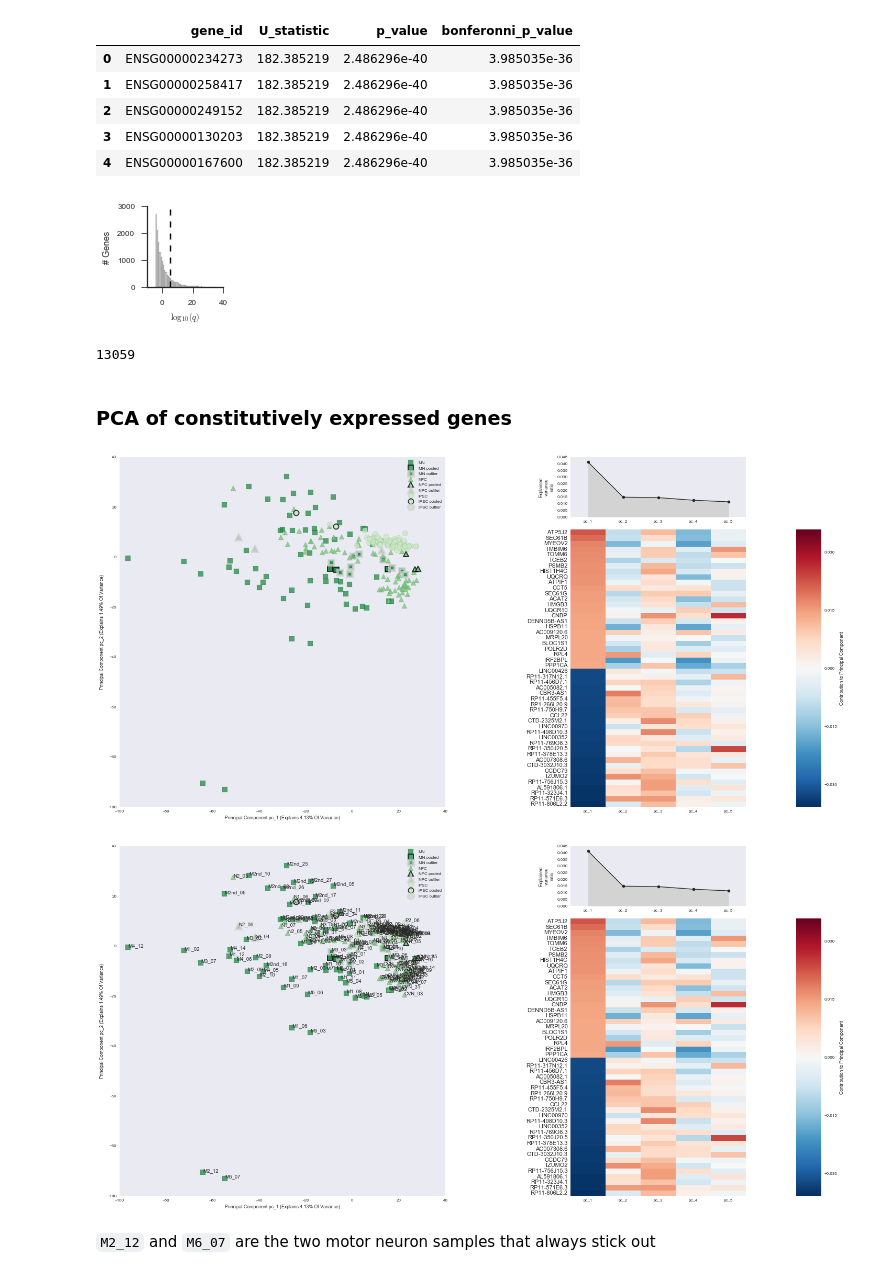
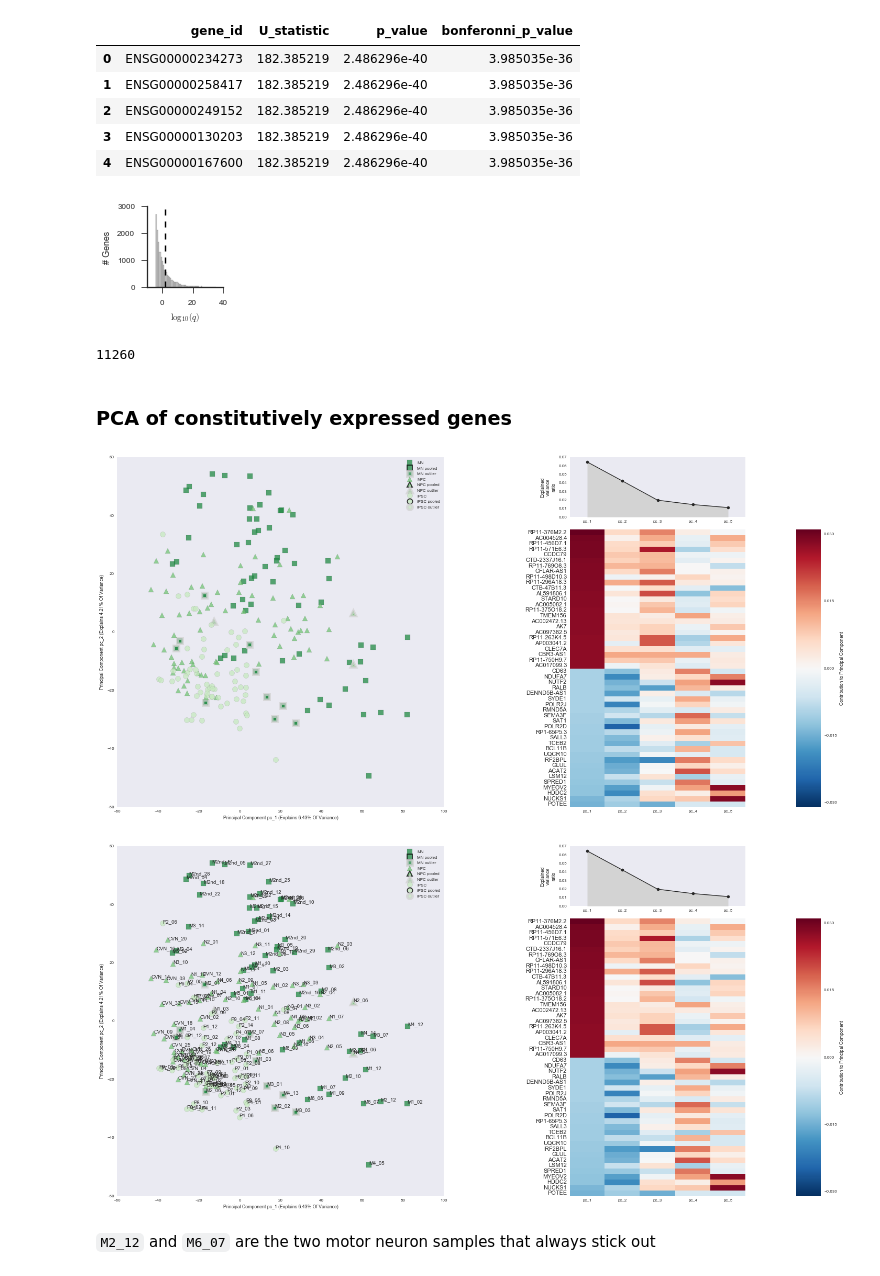
Before and after one commit to YeoLab/singlecell_pnm, a Jupyter notebook: 1._Figure_1/1.2_Figure_1,_part_2.ipynb, the cells around one changed output. Drawn from its saved outputs; the diff is of its cells as text; code cells hidden in the pictures.

Commit message:
update constitutively expressed genes pca to use properly logged data....

```diff
--- a/1._Figure_1/1.2_Figure_1,_part_2.ipynb
+++ b/1._Figure_1/1.2_Figure_1,_part_2.ipynb
@@ -115,7 +120,7 @@ differential_results.head()
 # %%
 differential_results['log10_bonferonni_p_value'] = -np.log10(differential_results.bonferonni_p_value)
 # %%
-log_p_cutoff = 5
+log_p_cutoff = 2
 # %%
 sns.set(style='ticks', context='paper')
 fig, ax = plt.subplots(figsize=(2, 2))
@@ -132,25 +137,25 @@ sns.despine()
 fig.tight_layout()
 fig.savefig('{}/differential_expression_kruskal_wallis_bonferonni_p_value_cutoff.pdf'.format(folder))
 # %% [output]
-[figure, old version]
+[figure, new version]
 # %%
 non_de_genes = differential_results.gene_id.loc[differential_results.log10_bonferonni_p_value <= log_p_cutoff]
 len(non_de_genes)
 # %% [output]
-13059
+11260
 # %% [markdown]
 ### PCA of constitutively expressed genes
 # %%
 sns.set(style='dark', context='paper')
-pcaviz = study.plot_pca(feature_subset=non_de_genes, show_vectors=False)
+pcaviz = study.plot_pca(feature_subset=non_de_genes, show_vectors=False, sample_subset='~pooled')
 pcaviz.fig_reduced.savefig('{}/constitutively_expressed_genes_expression_pca.pdf'.format(folder))
 # %% [output]
-[figure, old version]
+[figure, new version]
 # %%
 sns.set(style='dark', context='paper')
-pcaviz = study.plot_pca(feature_subset=non_de_genes, show_vectors=False, show_point_labels=True)
+pcaviz = study.plot_pca(feature_subset=non_de_genes, show_vectors=False, show_point_labels=True, sample_subset='~pooled')
 # %% [output]
-[figure, old version]
+[figure, new version]
 # %% [markdown]
 `M2_12` and `M6_07` are the two motor neuron samples that always stick out
 # %%
```
Also changed, not shown: parts of 38 cells of this notebook, 3 other files.
